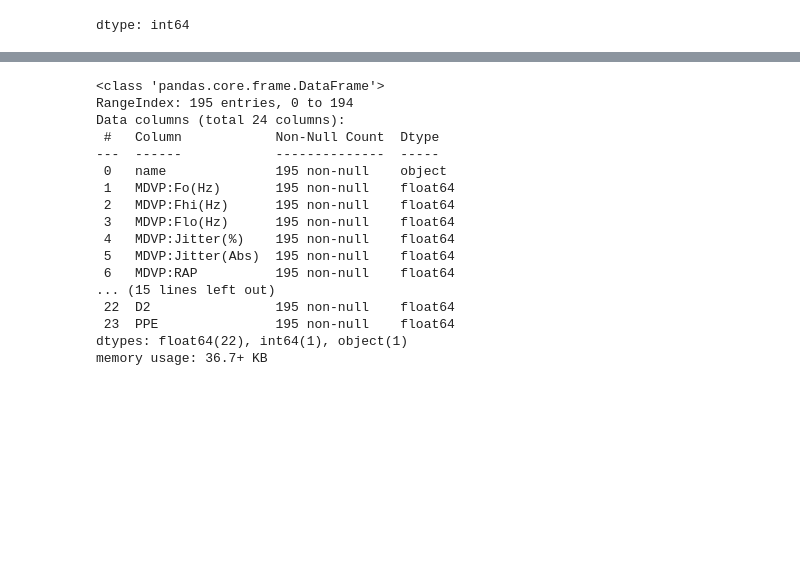
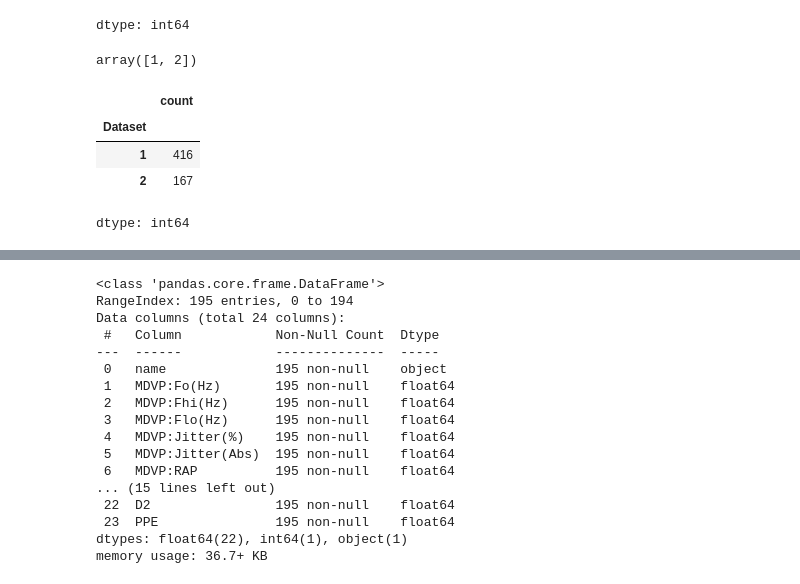
Before and after one commit to raju1207/Multiple-Disease-Prediction-Analysis, a Jupyter notebook: Multiple_Disease_Prediction_Analysis.ipynb, the cells around one changed output, grey strips where cells are left out. Cells and saved outputs as stored; diff of their text form; code cells hidden in the pictures; blank space fills up the shorter version.

```diff
--- a/Multiple_Disease_Prediction_Analysis.ipynb
+++ b/Multiple_Disease_Prediction_Analysis.ipynb
@@ -81,6 +81,18 @@ Liver_Data.isnull().sum()
 | Albumin_and_Globulin_Ratio | 0 |
 | Dataset | 0 |
 dtype: int64
+# %%
+Liver_Data["Dataset"].unique()
+# %% [output]
+array([1, 2])
+# %%
+Liver_Data["Dataset"].value_counts()
+# %% [output]
+|  | count |
+| Dataset |  |
+| 1 | 416 |
+| 2 | 167 |
+dtype: int64
 # %%
 Par_Data = pd.read_excel('parkinsons.xlsx')
 # %%
```
